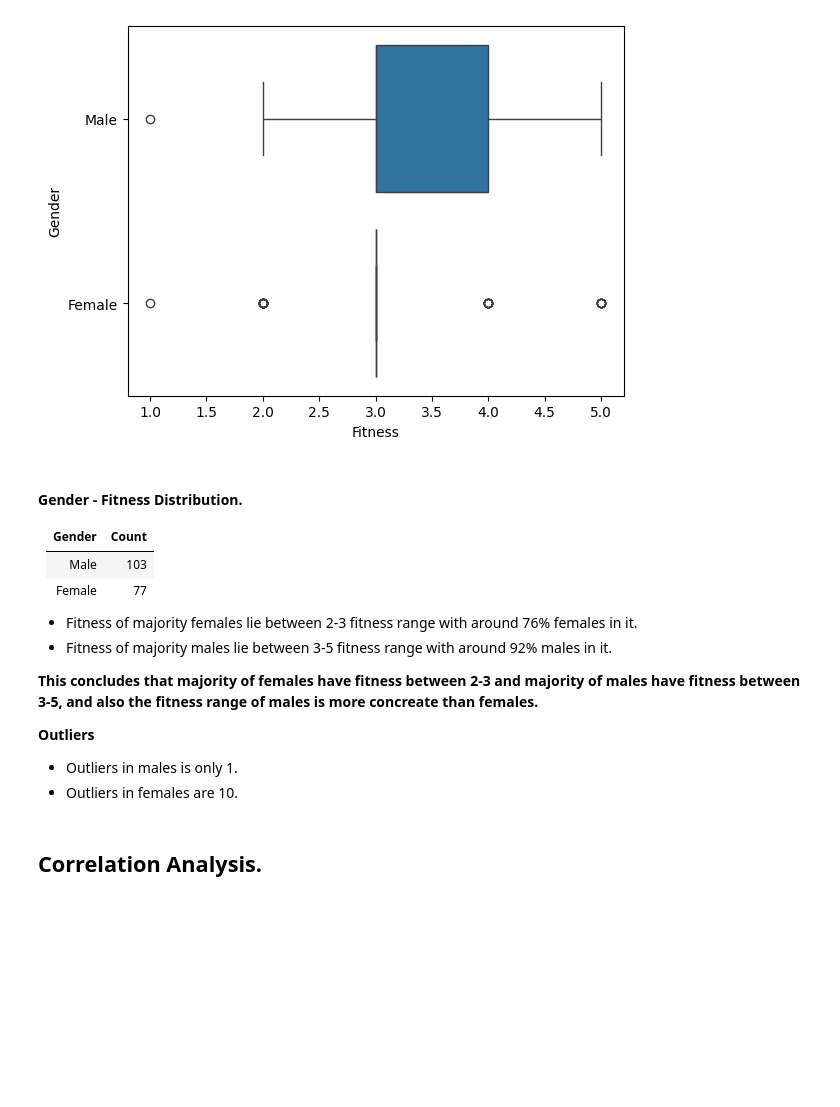
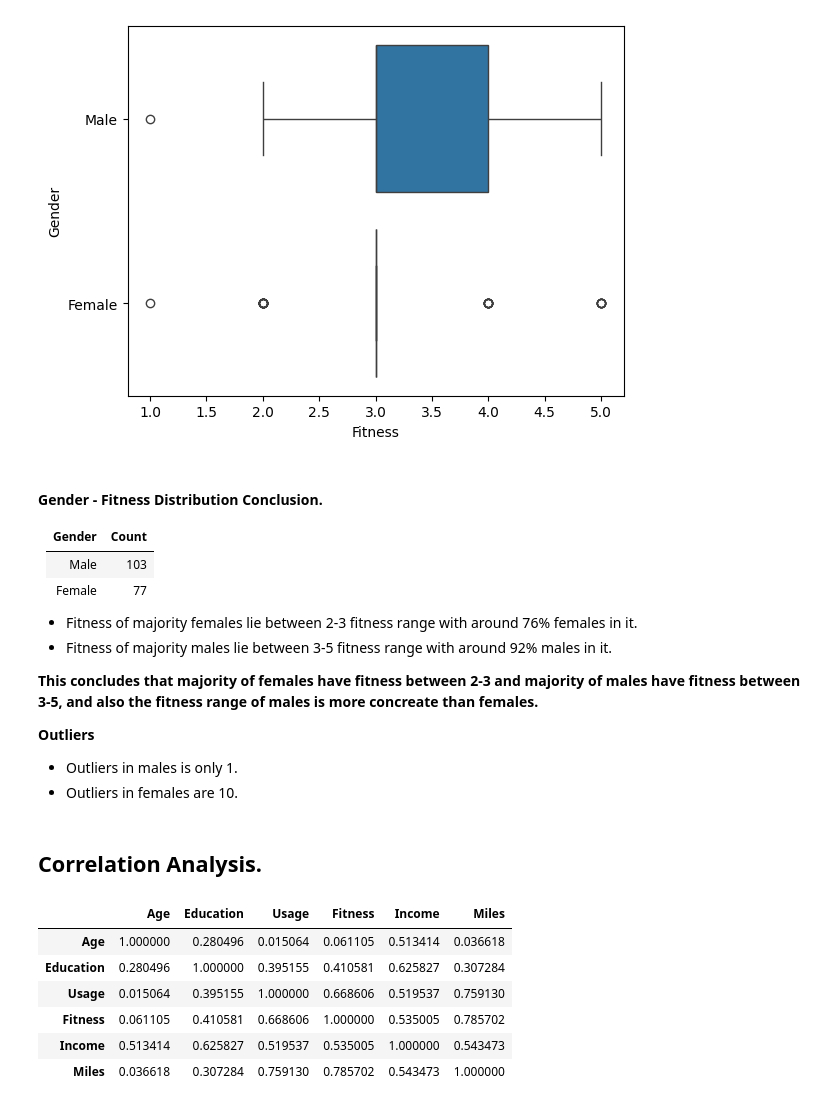
Before and after one commit to 2k4sm/aerofitAnalysis, a Jupyter notebook: aerofit_analysis.ipynb, the cells around one changed output. Cells and saved outputs as stored; diff of their text form; code cells hidden in the pictures; blank space fills up the shorter version.

```diff
--- a/aerofit_analysis.ipynb
+++ b/aerofit_analysis.ipynb
@@ -558,7 +557,7 @@ sns.boxplot(data=df, x="Fitness", y="Gender")
 <Axes: xlabel='Fitness', ylabel='Gender'>
 [figure]
 # %% [markdown]
-#### Gender - Fitness Distribution.
+#### Gender - Fitness Distribution Conclusion.
 
 | Gender | Count |
 | --- | --- |
@@ -575,3 +574,14 @@ sns.boxplot(data=df, x="Fitness", y="Gender")
 - Outliers in females are 10.
 # %% [markdown]
 ## Correlation Analysis.
+# %%
+num_data = df.select_dtypes(include=np.number)
+num_data.corr()
+# %% [output]
+|  | Age | Education | Usage | Fitness | Income | Miles |
+| Age | 1.000000 | 0.280496 | 0.015064 | 0.061105 | 0.513414 | 0.036618 |
+| Education | 0.280496 | 1.000000 | 0.395155 | 0.410581 | 0.625827 | 0.307284 |
+| Usage | 0.015064 | 0.395155 | 1.000000 | 0.668606 | 0.519537 | 0.759130 |
+| Fitness | 0.061105 | 0.410581 | 0.668606 | 1.000000 | 0.535005 | 0.785702 |
+| Income | 0.513414 | 0.625827 | 0.519537 | 0.535005 | 1.000000 | 0.543473 |
+| Miles | 0.036618 | 0.307284 | 0.759130 | 0.785702 | 0.543473 | 1.000000 |
```
Also changed, not shown: parts of 28 cells of this notebook.
